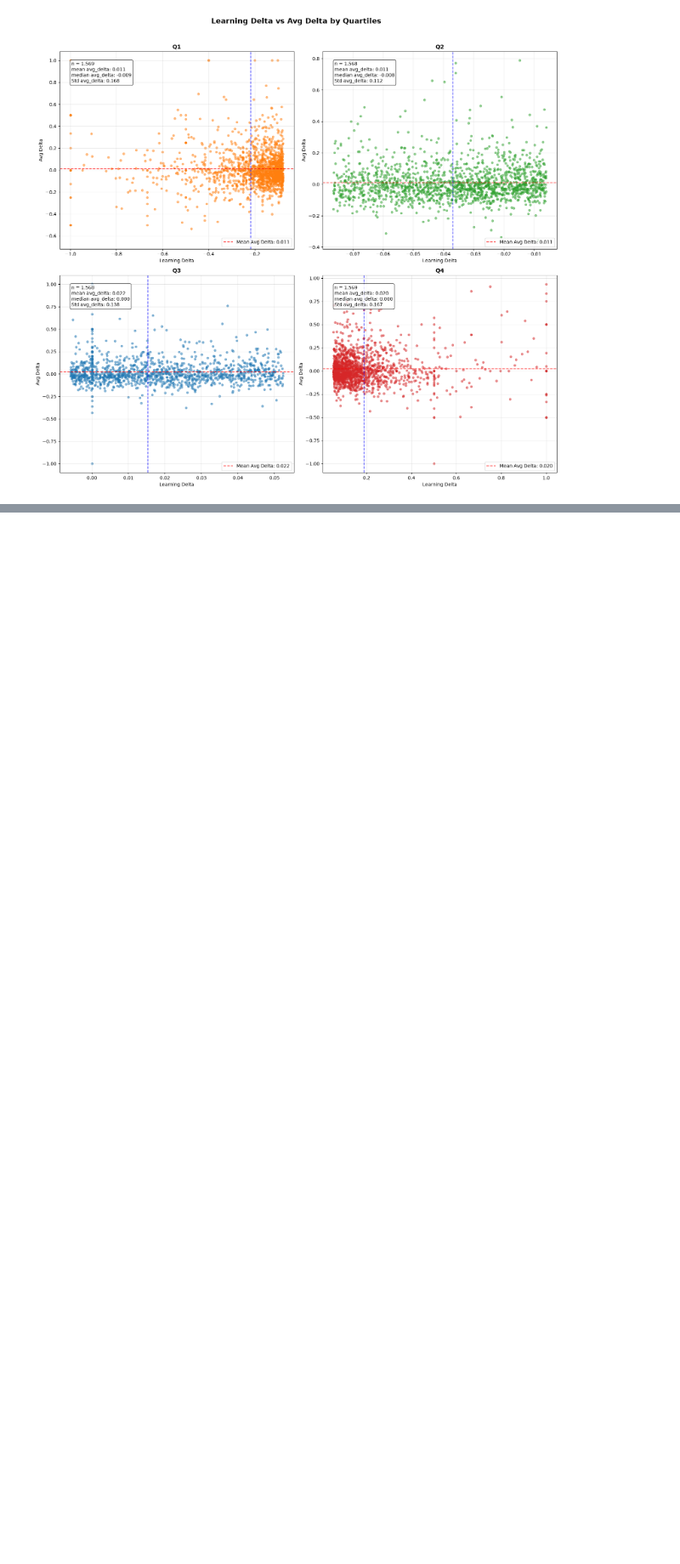
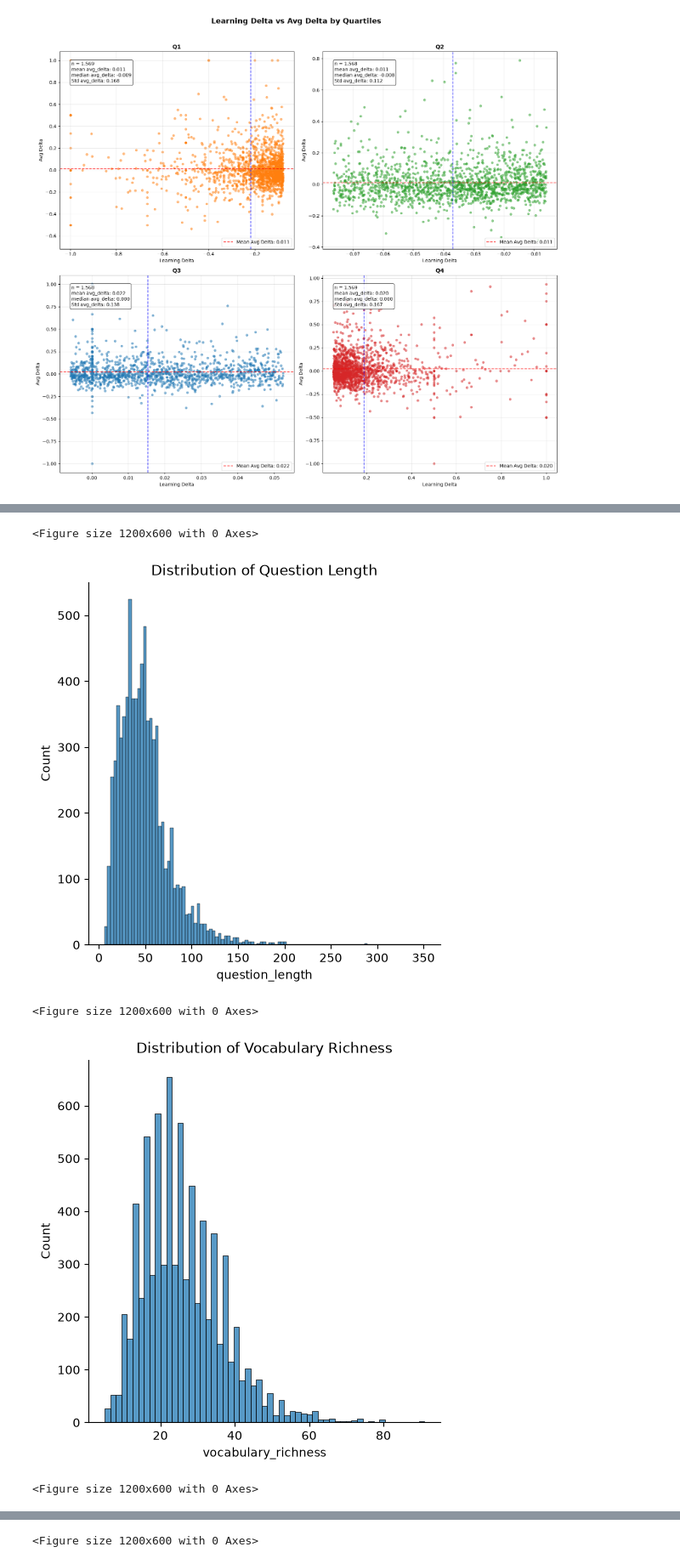
Before and after one commit to noorshehab/SprintLab-Data, a Jupyter notebook: notebooks/visualizations.ipynb, the cells around one changed output, grey strips where cells are left out. Shown at 85% size. Saved outputs shown, nothing was run; the diff lists cells and outputs as text; code cells hidden in the pictures; blank space fills up the shorter version.

```diff
--- a/notebooks/visualizations.ipynb
+++ b/notebooks/visualizations.ipynb
@@ -423,0 +449,11 @@ plt.show()
+# %%
+mask = textual_features['question_id'].isin(level_1_qs)
+textual_features.loc[mask, 'level'] = 'level_1'
+
+mask = textual_features['question_id'].isin(level_2_qs)
+textual_features.loc[mask, 'level'] = 'level_2'
+
+mask = textual_features['question_id'].isin(level_3_qs)
+textual_features.loc[mask, 'level'] = 'level_3'
+
+print(textual_features.head(5))
@@ -423,0 +478,50 @@ plt.show()
+# %%
+#distributions of textual features
+
+#Question Features
+plt.figure(figsize=(12,6))
+sns.displot(textual_features['question_length'],kind='hist')
+plt.title('Distribution of Question Length')
+plt.show()
+
+plt.figure(figsize=(12,6))
+sns.displot(textual_features['vocabulary_richness'],kind='hist')
+plt.title('Distribution of Vocabulary Richness')
+plt.show()
+
+plt.figure(figsize=(12,6))
+sns.displot(textual_features['num_variables'],kind='hist')
+plt.title('Distribution of Number of Variables')
+plt.show()
+
+plt.figure(figsize=(12,6))
+sns.displot(textual_features['solution_complexity_x'],kind='hist')
+plt.title('Distribution of Number of Values to Solve a Question')
+plt.show()
+
+#Solution Features
+plt.figure(figsize=(12,6))
+sns.displot(textual_features['solution_length'],kind='hist')
+plt.title('Distribution of Solution Length')
+plt.show()
+
+plt.figure(figsize=(12,6))
+sns.displot(textual_features['has_multiple_methods'],kind='hist')
+plt.title('Questions with More than one Solving Method')
+plt.show()
+
+plt.figure(figsize=(12,6))
+sns.displot(textual_features['num_equations'],kind='hist')
+plt.title('Distribution of Equations to reach Solution')
+plt.show()
+
+plt.figure(figsize=(12,6))
+sns.displot(textual_features['solution_complexity_y'],kind='hist')
+plt.title('Distribution of Number of Unique operations to Solve Question')
+plt.show()
+# %% [output]
+<Figure size 1200x600 with 0 Axes>
+[figure, added]
+<Figure size 1200x600 with 0 Axes>
+[figure, added]
+<Figure size 1200x600 with 0 Axes>
@@ -423,0 +529 @@ plt.show()
+<Figure size 1200x600 with 0 Axes>
```
Also changed, not shown: parts of 7 cells of this notebook, 5 other files.
